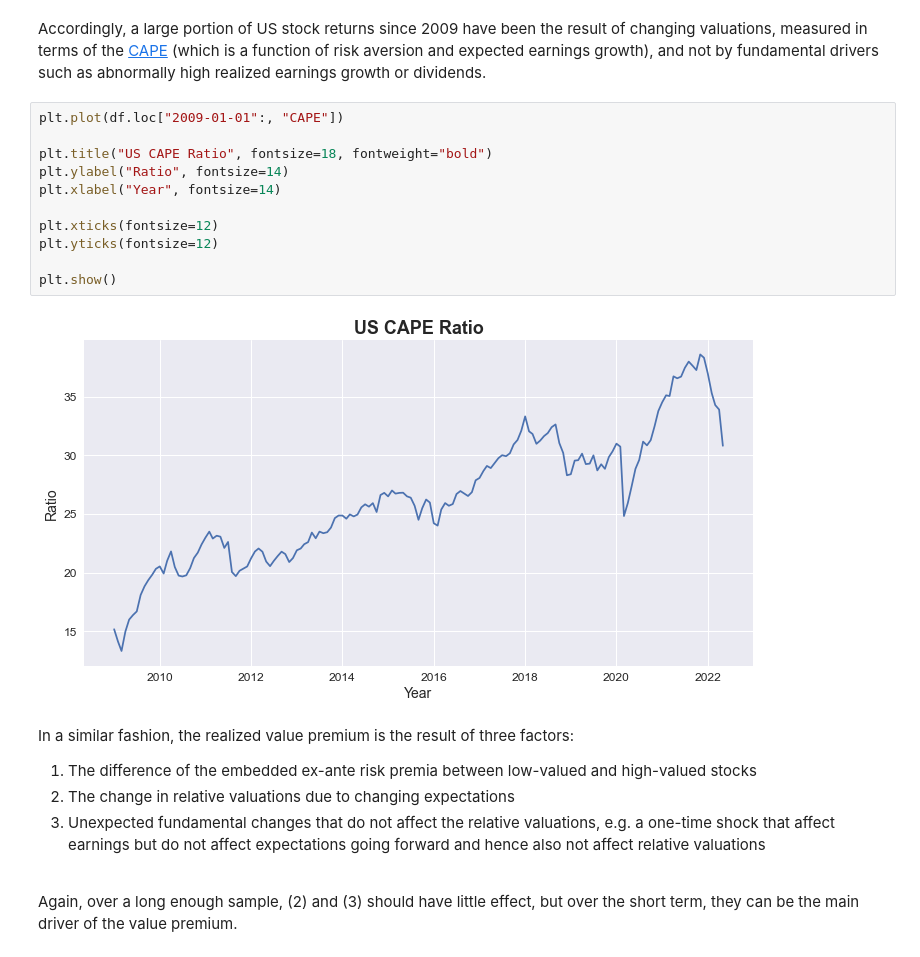
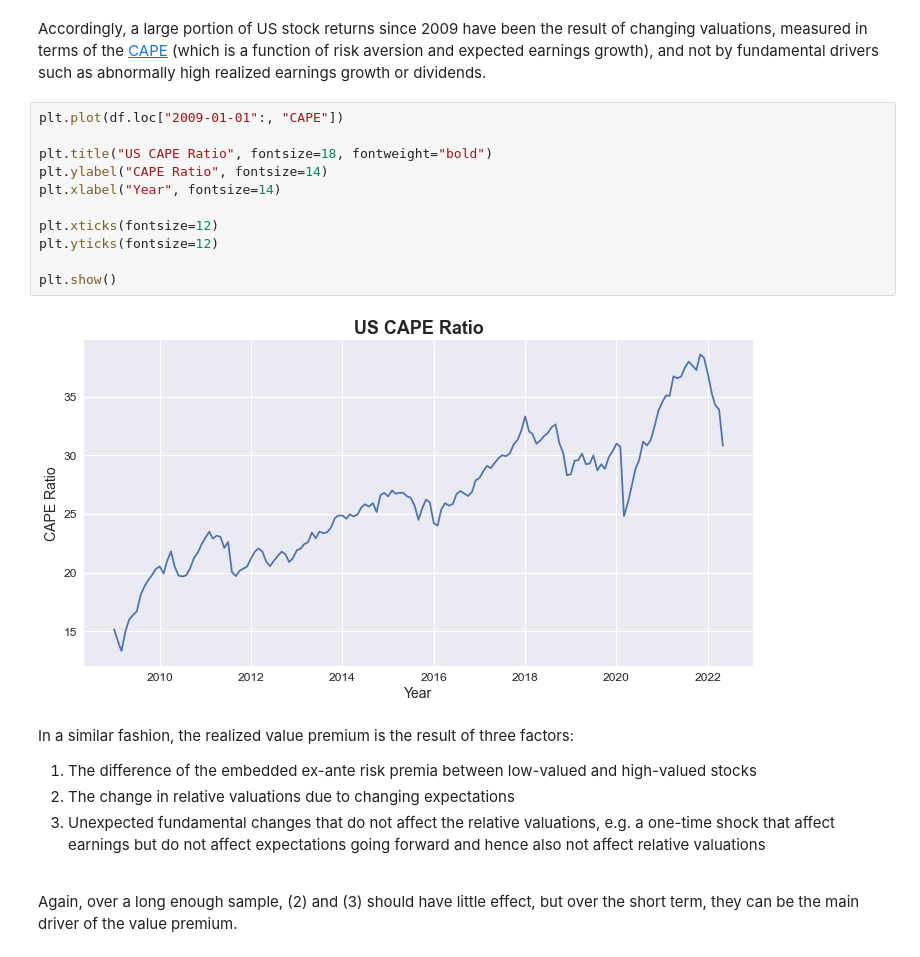
Before and after one commit to jonasniemeyer/investing-ideas, a Jupyter notebook: analyzing_the_value_premium.ipynb, the cells around one changed output. Cells and saved outputs as stored; diff of their text form.

```diff
--- a/analyzing_the_value_premium.ipynb
+++ b/analyzing_the_value_premium.ipynb
@@ -464,16 +456,16 @@ Accordingly, a large portion of US stock returns since 2009 have been the result
 # %%
 plt.plot(df.loc["2009-01-01":, "CAPE"])
 
 plt.title("US CAPE Ratio", fontsize=18, fontweight="bold")
-plt.ylabel("Ratio", fontsize=14)
+plt.ylabel("CAPE Ratio", fontsize=14)
 plt.xlabel("Year", fontsize=14)
 
 plt.xticks(fontsize=12)
 plt.yticks(fontsize=12)
 
 plt.show()
 # %% [output]
-[figure, old version]
+[figure, new version]
 # %% [markdown]
 In a similar fashion, the realized value premium is the result of three factors:
 1. The difference of the embedded ex-ante risk premia between low-valued and high-valued stocks
```
Also changed, not shown: parts of 6 cells of this notebook.
